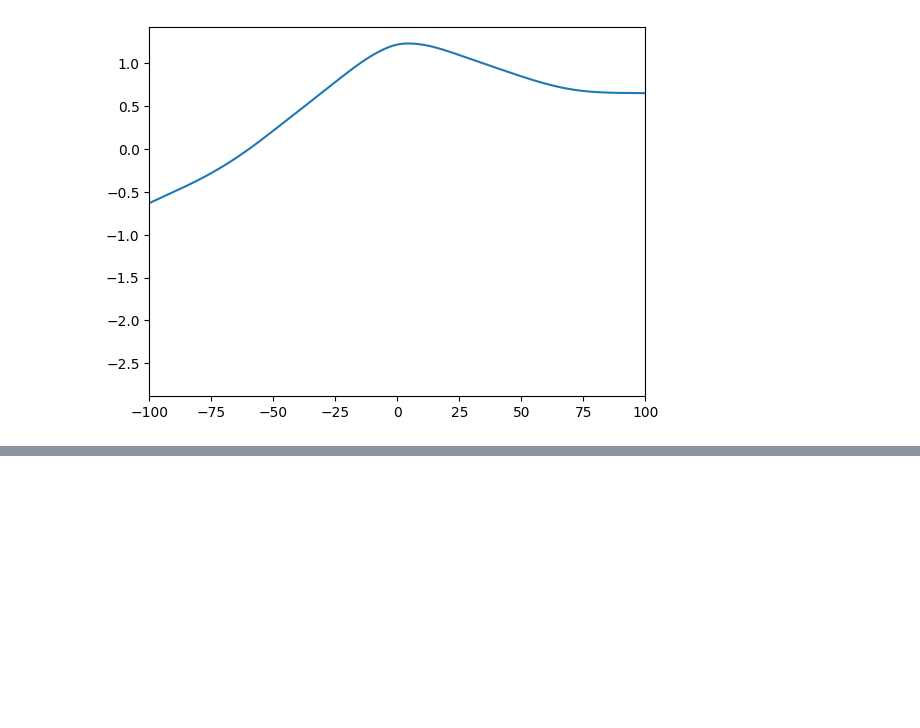
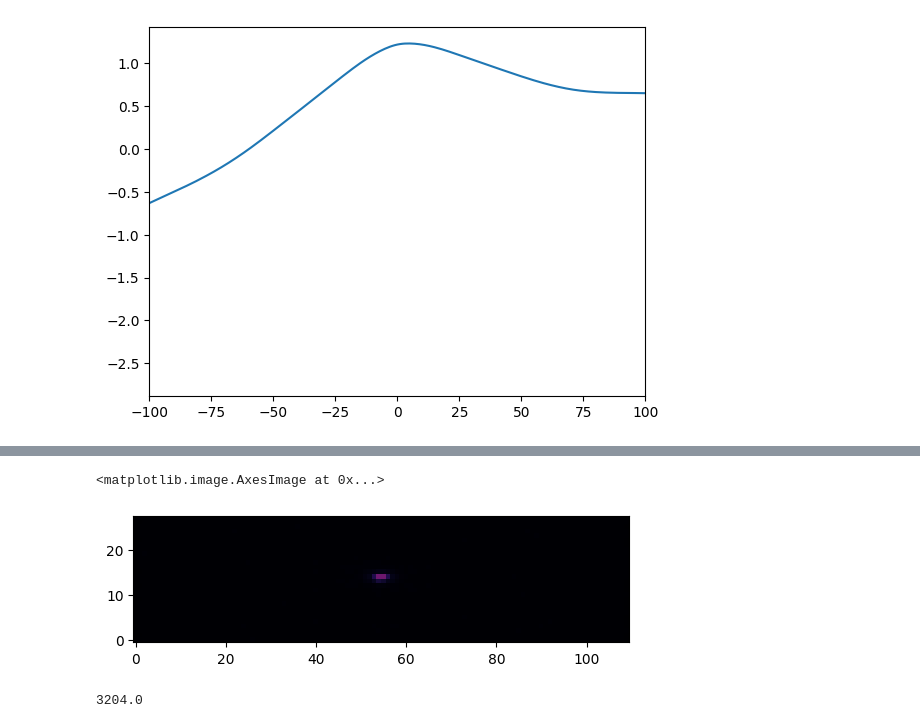
Before and after one commit to NatalieGrasser/METIS_transmission, a Jupyter notebook: METIS_transmission/debugging.ipynb, the cells around one changed output, grey strips where cells are left out. Saved outputs shown, nothing was run; the diff lists cells and outputs as text; code cells hidden in the pictures; blank space fills up the shorter version.

```diff
--- a/METIS_transmission/debugging.ipynb
+++ b/METIS_transmission/debugging.ipynb
@@ -95,0 +209,14 @@ plt.xlim(-100,100)
+# %%
+cube=rect.data
+step = 10
+nwave, ny, nx = cube.shape
+vmin = np.nanmin(cube[::step])
+vmax = np.nanmax(cube[::step])
+plt.imshow(cube[550], origin='lower', cmap='inferno', vmin=vmin, vmax=vmax)
+# %% [output]
+<matplotlib.image.AxesImage at 0x...>
+[figure, added]
+# %%
+2.67*3600/3
+# %% [output]
+3204.0
```
Also changed, not shown: parts of 5 cells of this notebook, 7 other files.
